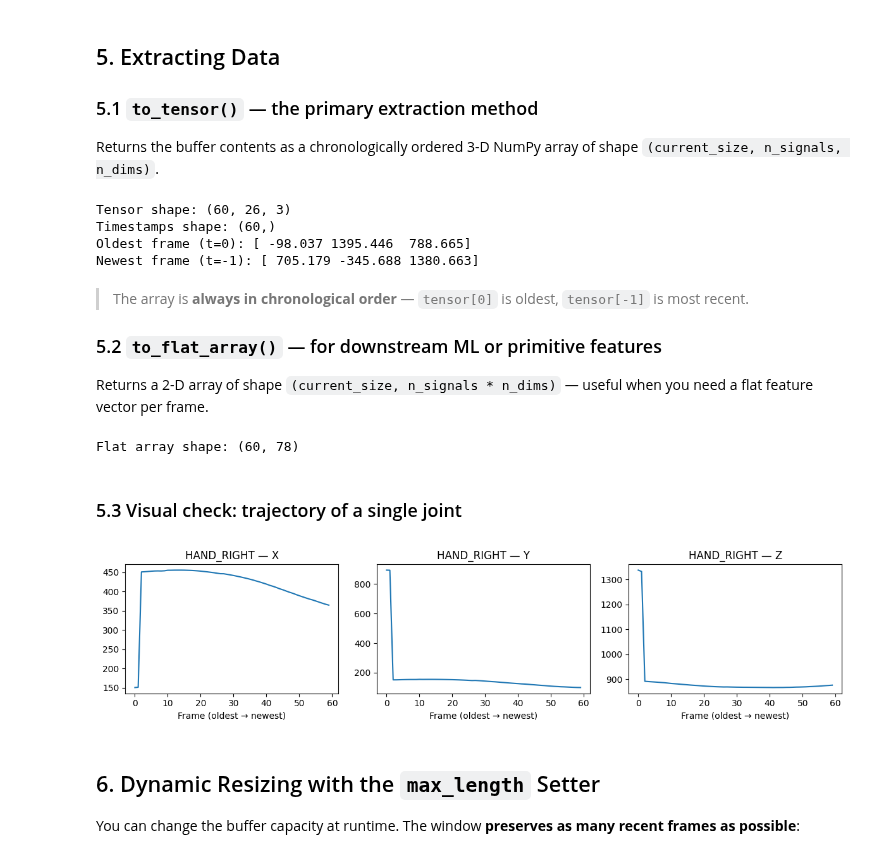
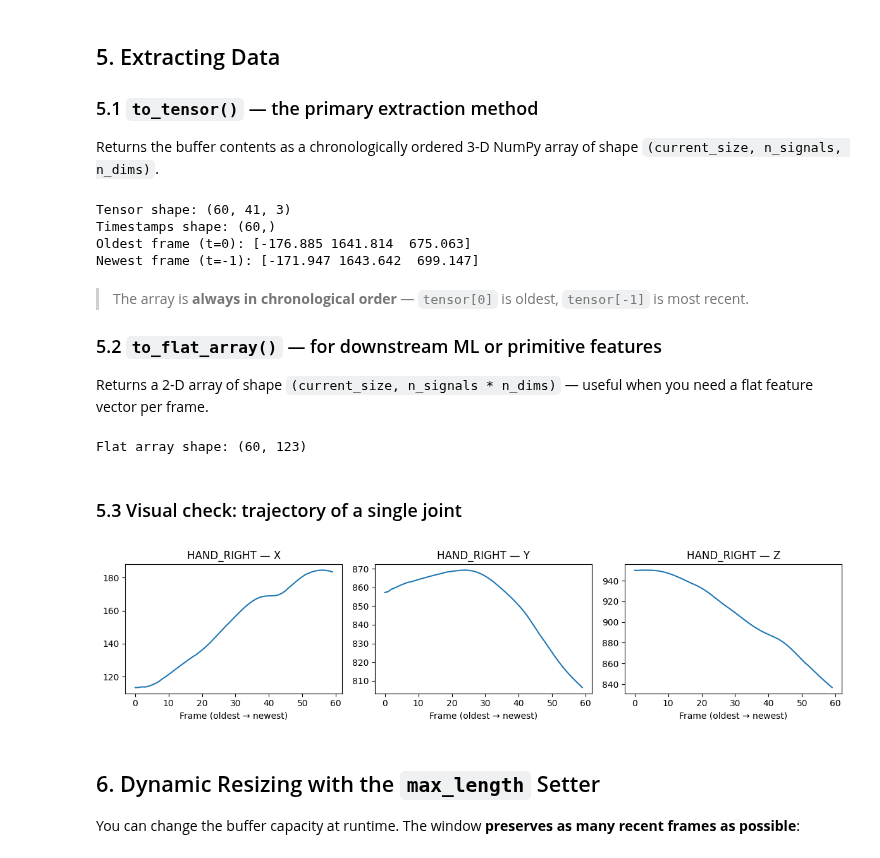
Before and after one commit to InfoMusCP/PyEyesWeb, a Jupyter notebook: examples/01_sliding_window.ipynb, the cells around one changed output. Drawn from its saved outputs; the diff is of its cells as text; code cells hidden in the pictures.

Commit message:
refactor: Update example notebooks, restructure Qualisys data directory, and modify data loading utilities.

```diff
--- a/examples/01_sliding_window.ipynb
+++ b/examples/01_sliding_window.ipynb
@@ -93,20 +93,25 @@ data=
 
 ### 3.1 Appending shaped arrays (recommended)
 # %%
-from examples.utils.data_loader import load_qualisys_tsv
+from examples.utils.data_loader import GestureDataLoader
 
-pos_tensor, vel_tensor, acc_tensor, marker_names = load_qualisys_tsv(
-    "data/trial0001_impulsive.tsv"
+# Initialize the loader pointing to your data directory
+loader = GestureDataLoader("data")
+
+# Load a specific trial (the loader handles the .tsv extension automatically)
+pos_tensor, vel_tensor, acc_tensor, marker_names = loader.load(
+    trial_name="trial10",
+    sensor="qualisys"
 )
 N_frames = pos_tensor.shape[0]
 print(f"Loaded {N_frames} frames | Shape: {pos_tensor.shape}")
-# → Loaded 1532 frames | Shape: (1532, 26, 3)
+# → Loaded 1532 frames | Shape: (1532, 41, 3)
 
-window = SlidingWindow(max_length=60, n_signals=26, n_dims=3)
+window = SlidingWindow(max_length=60, n_signals=41, n_dims=3)
 
 # Simulate the live streaming loop — one frame at a time
 for t in range(N_frames):
-    frame = pos_tensor[t, :, :]       # shape (26, 3)
+    frame = pos_tensor[t, :, :]       # shape (41, 3)
     window.append(frame)
     if t == 5:  # Peek after 6 frames
         print(f"After frame {t}: size={len(window)}/{window.max_length}")
@@ -190,20 +195,20 @@ The `__repr__` shows `size/max_length` and the full tensor contents, which is us
 
 Returns the buffer contents as a chronologically ordered 3-D NumPy array of shape `(current_size, n_signals, n_dims)`.
 # %%
-window = SlidingWindow(max_length=60, n_signals=26, n_dims=3)
+window = SlidingWindow(max_length=60, n_signals=41, n_dims=3)
 for t in range(60):
     window.append(pos_tensor[t, :, :])
 
 tensor, timestamps = window.to_tensor()
-print(f"Tensor shape: {tensor.shape}")        # (60, 26, 3)
+print(f"Tensor shape: {tensor.shape}")        # (60, 41, 3)
 print(f"Timestamps shape: {timestamps.shape}") # (60,)
 print(f"Oldest frame (t=0): {tensor[0, 0, :3]}")
 print(f"Newest frame (t=-1): {tensor[-1, 0, :3]}")
 # %% [output]
-Tensor shape: (60, 26, 3)
+Tensor shape: (60, 41, 3)
 Timestamps shape: (60,)
-Oldest frame (t=0): [ -98.037 1395.446  788.665]
-Newest frame (t=-1): [ 705.179 -345.688 1380.663]
+Oldest frame (t=0): [-176.885 1641.814  675.063]
+Newest frame (t=-1): [-171.947 1643.642  699.147]
 # %% [markdown]
 > The array is **always in chronological order** — `tensor[0]` is oldest, `tensor[-1]` is most recent.
 
@@ -212,25 +217,25 @@ Newest frame (t=-1): [ 705.179 -345.688 1380.663]
 Returns a 2-D array of shape `(current_size, n_signals * n_dims)` — useful when you need a flat feature vector per frame.
 # %%
 flat, timestamps = window.to_flat_array()
-print(f"Flat array shape: {flat.shape}")  # (60, 78)  ← 26 joints × 3 dims
+print(f"Flat array shape: {flat.shape}")  # (60, 123)  ← 41 joints × 3 dims
 # %% [output]
-Flat array shape: (60, 78)
+Flat array shape: (60, 123)
 # %% [markdown]
 ### 5.3 Visual check: trajectory of a single joint
 # %%
 tensor, ts = window.to_tensor()
-hand_idx = marker_names.index("HAND_RIGHT")
+hand_idx = marker_names.index("RWristOut")
 hand_traj = tensor[:, hand_idx, :]  # shape (60, 3)
 
 fig, axes = plt.subplots(1, 3, figsize=(12, 3))
 for i, axis in enumerate(["X", "Y", "Z"]):
     axes[i].plot(hand_traj[:, i])
     axes[i].set_title(f"HAND_RIGHT — {axis}")
     axes[i].set_xlabel("Frame (oldest → newest)")
 plt.tight_layout()
 plt.show()
 # %% [output]
-[figure, old version]
+[figure, new version]
 # %% [markdown]
 ## 6. Dynamic Resizing with the `max_length` Setter
 
```
Also changed, not shown: parts of 2 cells of this notebook, 49 other files.
